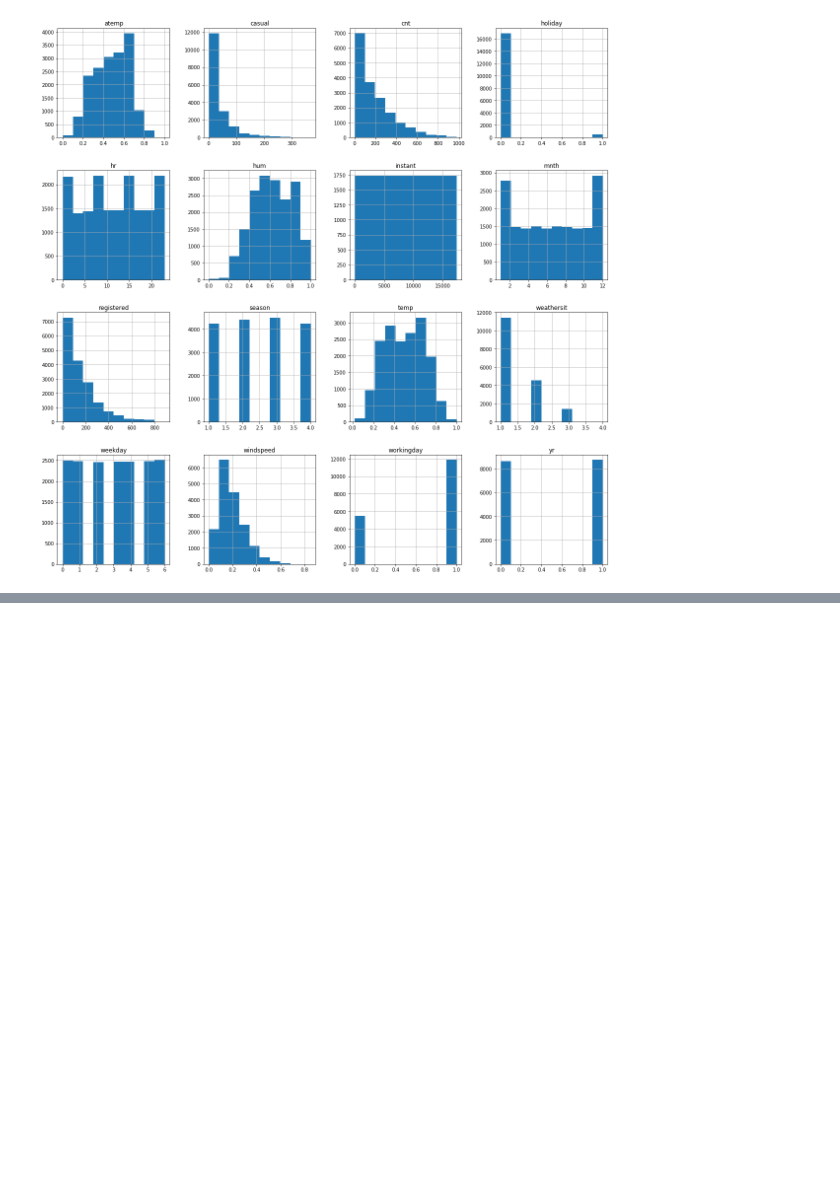
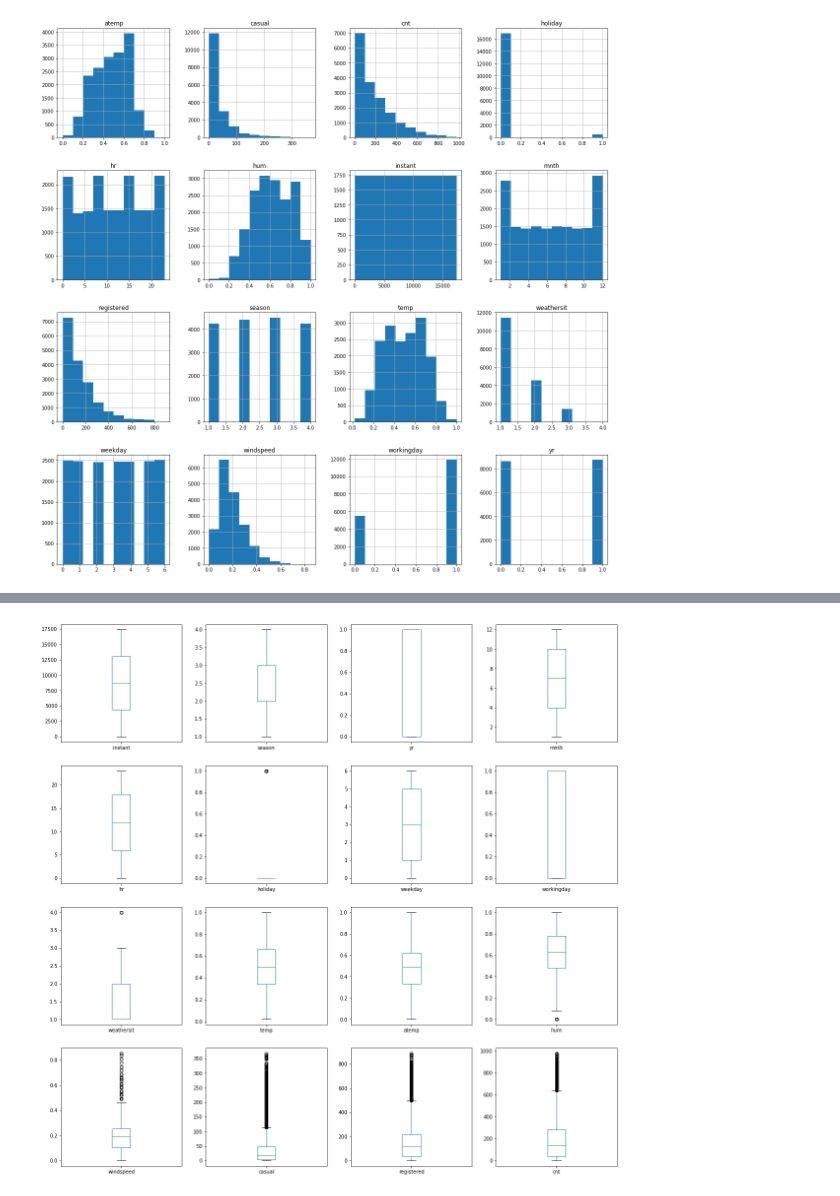
Before and after one commit to BBBBBwen/ML-labs, a Jupyter notebook: BIkeShareData.ipynb, the cells around one changed output, grey strips where cells are left out. Cells and saved outputs as stored; diff of their text form; code cells hidden in the pictures; blank space fills up the shorter version.

```diff
--- a/BIkeShareData.ipynb
+++ b/BIkeShareData.ipynb
@@ -189,7 +187,9 @@ ValueError: Layout must be a tuple of (rows, columns)
 # %%
-BikeShareHourFrame.plot(kind='box', subplots=True, layout=(4.4),
+BikeShareHourFrame.plot(kind='box', subplots=True, layout=(4,4),
                       sharex=False, sharey=False, figsize=(20,20))
 plt.show()
+# %% [output]
+[figure, added]
 # %%
 import seaborn as sns
 correlations = BikeShareDayFrame.corr()
```
Also changed, not shown: parts of 4 cells of this notebook, 2 other files.
